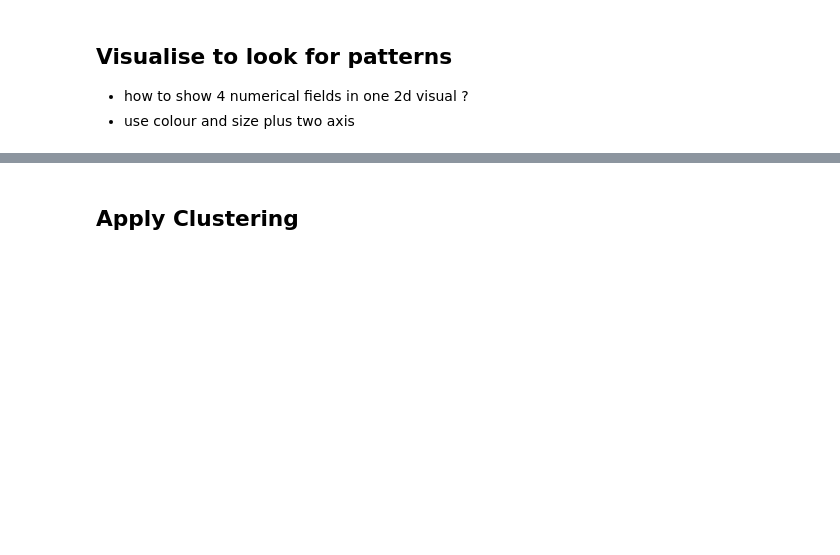
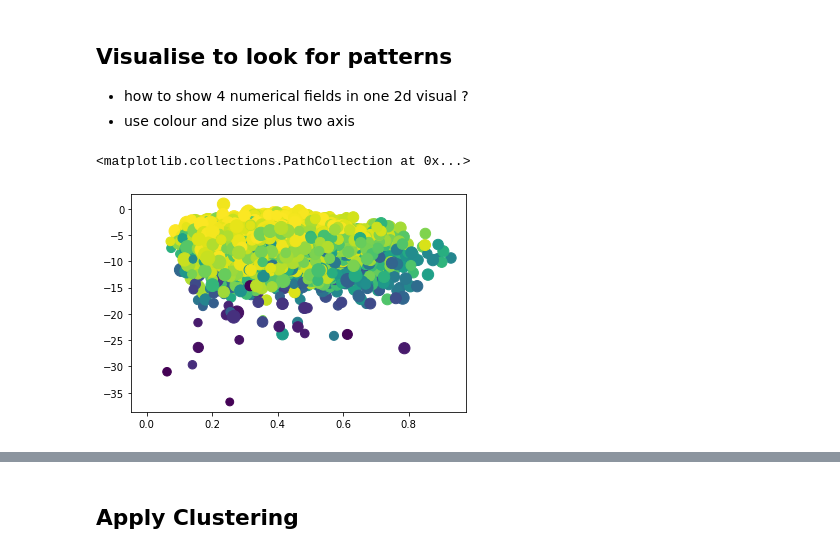
Before and after one commit to GloriaiXIII/IronGloriai, a Jupyter notebook: ironhack_week7/w7_labs/w7d4_lab_unsupervised_learning.ipynb, the cells around one changed output, grey strips where cells are left out. Cells and saved outputs as stored; diff of their text form; code cells hidden in the pictures; blank space fills up the shorter version.

```diff
--- a/ironhack_week7/w7_labs/w7d4_lab_unsupervised_learning.ipynb
+++ b/ironhack_week7/w7_labs/w7d4_lab_unsupervised_learning.ipynb
@@ -949,5 +1034,8 @@ tracks_with_feats_num.hist(bins=15, figsize=(10,10));
 + how to show 4 numerical fields in one 2d visual ?
 + use colour and size plus two axis
 # %%
-plt.scatter(tracks_with_feats_num.iloc[:,0],tracks_with_feats_num.iloc[:,3],tracks_with_feats_num.iloc[:,2],tracks_with_feats_num.iloc[:,1])
-#x=, y= , size=  , colour=
+plt.scatter(tracks_with_feats_num.iloc[:,0],tracks_with_feats_num.iloc[:,3],tracks_with_feats_num.iloc[:,10],tracks_with_feats_num.iloc[:,1])
+#x=danceability, y=loudness, size=tempo, colour=energy
+# %% [output]
+<matplotlib.collections.PathCollection at 0x...>
+[figure, added]
```
Also changed, not shown: parts of 49 cells of this notebook.
